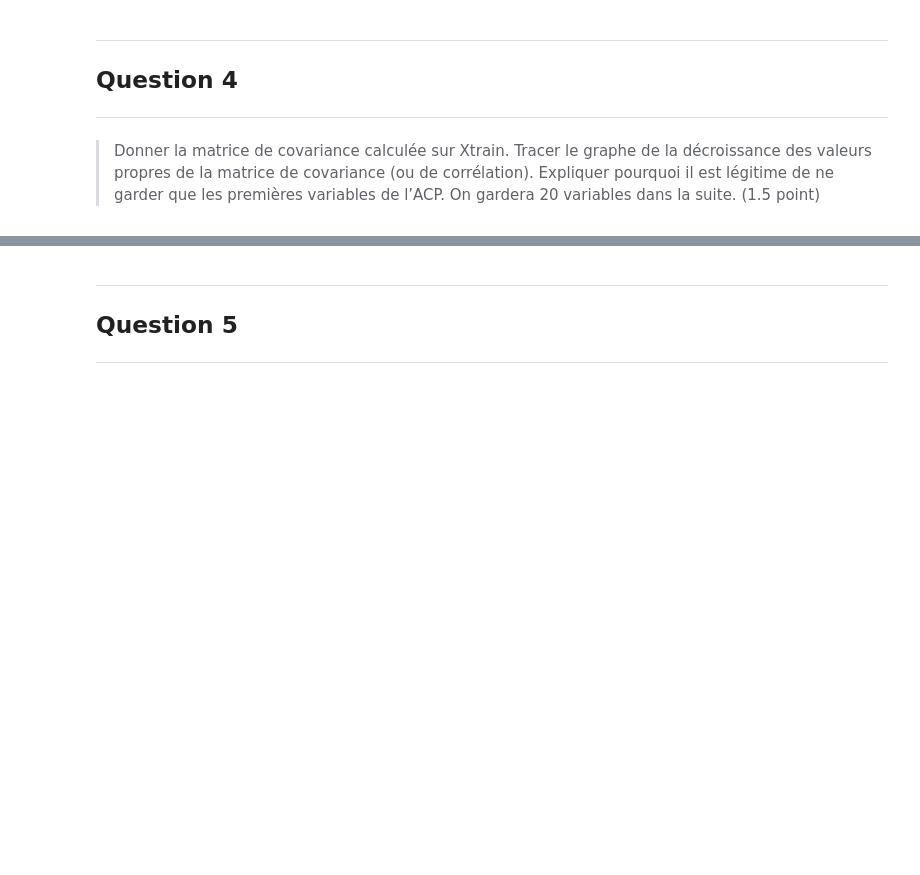
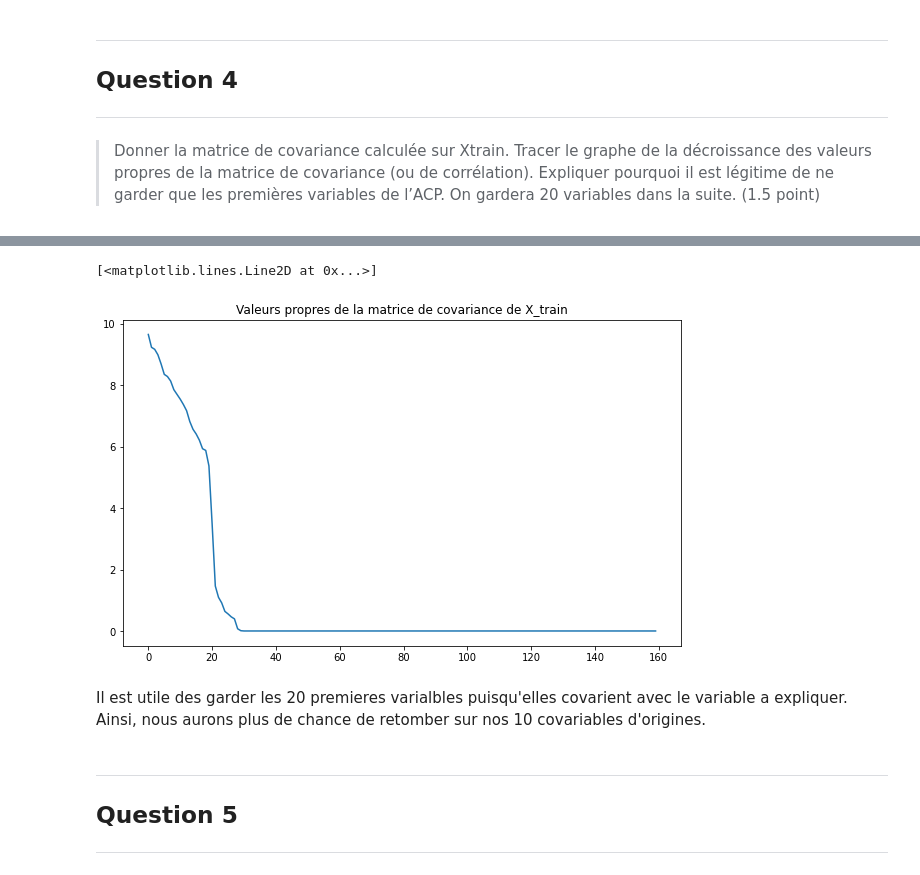
Before and after one commit to VictorLEDEZ/tp_2_victor_ledez, a Jupyter notebook: ledez.ipynb, the cells around one changed output, grey strips where cells are left out. Cells and saved outputs as stored; diff of their text form; code cells hidden in the pictures; blank space fills up the shorter version.

```diff
--- a/ledez.ipynb
+++ b/ledez.ipynb
@@ -28,3 +35,5 @@ import pandas as pd
+# %%
+FIG_SIZE = (10, 6)
 # %% [markdown]
 <hr>
 
@@ -76,3 +133,10 @@ Name: 1.510000000000000000e+02, Length: 214, dtype: int64
 <hr>
 # %% [markdown]
 > Echantillon d’apprentissage et de test. Créer 2 échantillons : un pour apprendre le modèle Xtrain, un pour tester le modèle Xtest. On mettra 25% de la base dans l’échantillon ’test’. Donner les tailles de chacun des 2 échantillons. On notera que le nouvel échantillon de covariables Xtrain n’est pas normalisé. Dans la suite, on fera donc bien attention à inclure l’intercept dans nos régressions. (1 point)
+# %%
+X_train, X_test, Y_train, Y_test = sklearn.model_selection.train_test_split(
+    df.iloc[:, :-1], df.iloc[:, -1], test_size=0.25, random_state=1)
+
+print(f'X_train : {X_train.shape}, et X_test : {X_test.shape}')
+print(f'Les variables explicatives sont elles centrées ? {np.allclose(X_train.mean(), 0)}')
+print(f'Les variables explicatives sont elles réduites ? {np.allclose(X_train.std(), 1, atol=1e-02)}')
@@ -84,3 +152,6 @@ Name: 1.510000000000000000e+02, Length: 214, dtype: int64
 <hr>
 # %% [markdown]
 > Donner la matrice de covariance calculée sur Xtrain. Tracer le graphe de la décroissance des valeurs propres de la matrice de covariance (ou de corrélation). Expliquer pourquoi il est légitime de ne garder que les premières variables de l’ACP. On gardera 20 variables dans la suite. (1.5 point)
+# %%
+X_train_cov = X_train.cov()
+X_train_cov
@@ -87,3 +172,16 @@ Name: 1.510000000000000000e+02, Length: 214, dtype: int64
+# %%
+eigen_values, eigen_vectors = np.linalg.eigh(X_train_cov)
+
+eigen_values_reversed = eigen_values[::-1]
+
+plt.figure(2, figsize=FIG_SIZE)
+plt.title('Valeurs propres de la matrice de covariance de X_train')
+plt.plot(eigen_values_reversed)
+# %% [output]
+[<matplotlib.lines.Line2D at 0x...>]
+[figure, added]
+# %% [markdown]
+Il est utile des garder les 20 premieres varialbles puisqu'elles covarient avec le variable a expliquer. Ainsi, nous aurons plus de chance de retomber sur nos 10 covariables d'origines.
 # %% [markdown]
 <hr>
 
```
Also changed, not shown: parts of 21 cells of this notebook.
